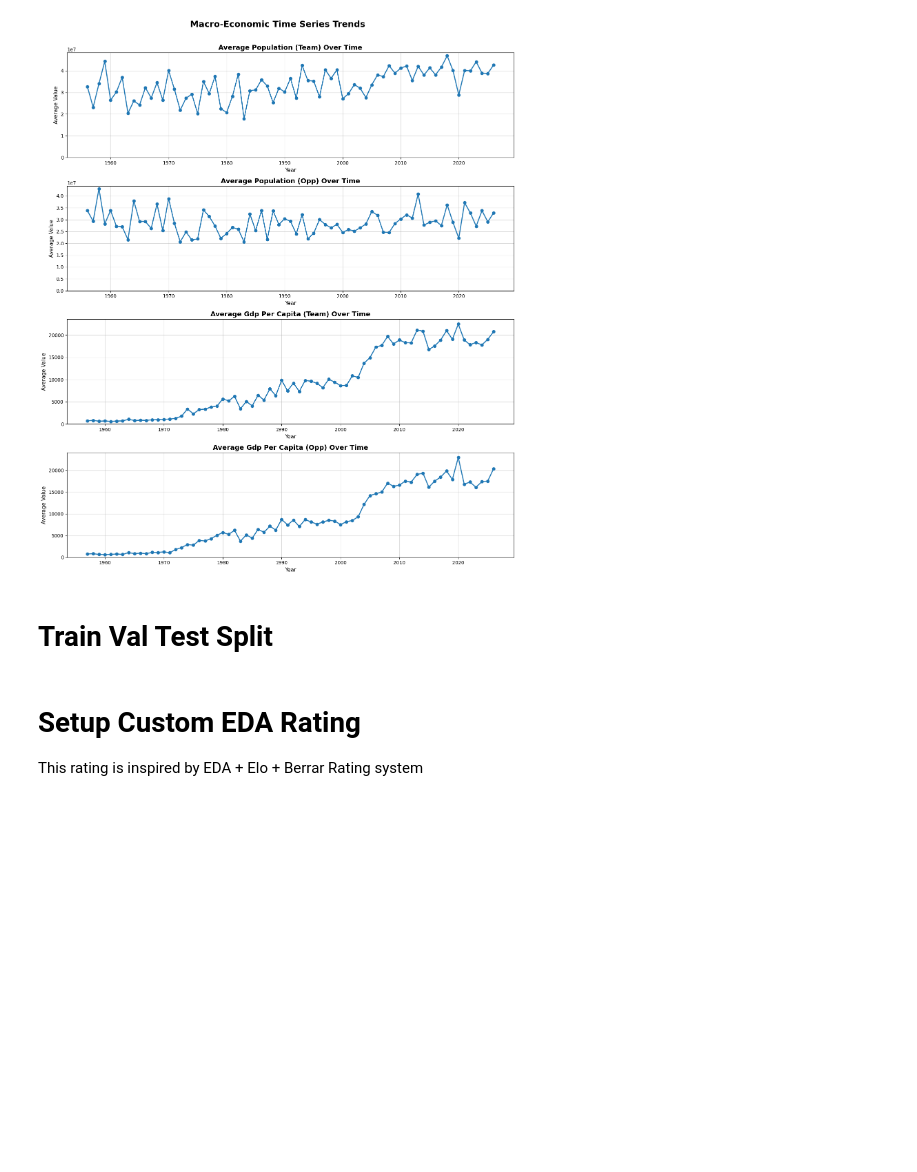
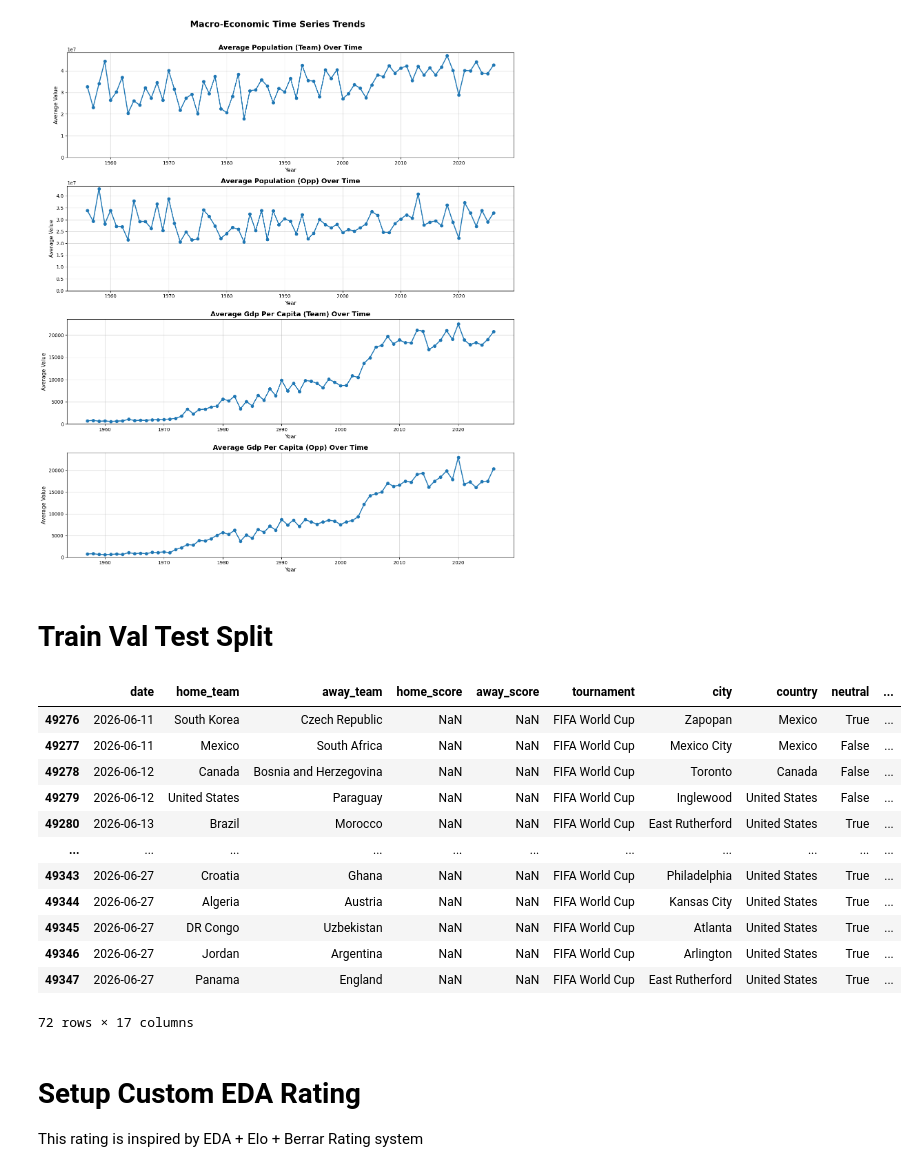
Before and after one commit to raynaldyu-pixel/FIFA-World-Cup-2026-Prediction, a Jupyter notebook: fifa-world-cup-2026-prediction.ipynb, the cells around one changed output. Cells and saved outputs as stored; diff of their text form; code cells hidden in the pictures; blank space fills up the shorter version.

Commit message:
Kaggle Notebook | FIFA World Cup 2026 Prediction | Version 2

```diff
--- a/fifa-world-cup-2026-prediction.ipynb
+++ b/fifa-world-cup-2026-prediction.ipynb
@@ -492,7 +492,23 @@ training_data = cleaned_data[cleaned_data['year'] <= 2021].copy()
 validation_data = cleaned_data[(cleaned_data['year'] > 2021) & (cleaned_data['date'] < '2026-06-11')].copy()
 
 # Test data: From June 11, 2026 onwards
-test_data = cleaned_data[cleaned_data['date'] >= '2026-06-11'].copy()
+test_data = cleaned_data[(cleaned_data['date'] >= '2026-06-11') & (cleaned_data['tournament'] == 'FIFA World Cup')].copy()
+# %%
+test_data
+# %% [output]
+|  | date | home_team | away_team | home_score | away_score | tournament | city | country | neutral | ... |
+| 49276 | 2026-06-11 | South Korea | Czech Republic | NaN | NaN | FIFA World Cup | Zapopan | Mexico | True | ... |
+| 49277 | 2026-06-11 | Mexico | South Africa | NaN | NaN | FIFA World Cup | Mexico City | Mexico | False | ... |
+| 49278 | 2026-06-12 | Canada | Bosnia and Herzegovina | NaN | NaN | FIFA World Cup | Toronto | Canada | False | ... |
+| 49279 | 2026-06-12 | United States | Paraguay | NaN | NaN | FIFA World Cup | Inglewood | United States | False | ... |
+| 49280 | 2026-06-13 | Brazil | Morocco | NaN | NaN | FIFA World Cup | East Rutherford | United States | True | ... |
+| ... | ... | ... | ... | ... | ... | ... | ... | ... | ... | ... |
+| 49343 | 2026-06-27 | Croatia | Ghana | NaN | NaN | FIFA World Cup | Philadelphia | United States | True | ... |
+| 49344 | 2026-06-27 | Algeria | Austria | NaN | NaN | FIFA World Cup | Kansas City | United States | True | ... |
+| 49345 | 2026-06-27 | DR Congo | Uzbekistan | NaN | NaN | FIFA World Cup | Atlanta | United States | True | ... |
+| 49346 | 2026-06-27 | Jordan | Argentina | NaN | NaN | FIFA World Cup | Arlington | United States | True | ... |
+| 49347 | 2026-06-27 | Panama | England | NaN | NaN | FIFA World Cup | East Rutherford | United States | True | ... |
+72 rows × 17 columns
 # %% [markdown]
 # Setup Custom EDA Rating
 This rating is inspired by EDA + Elo + Berrar Rating system
```
Also changed, not shown: parts of 10 cells of this notebook.
